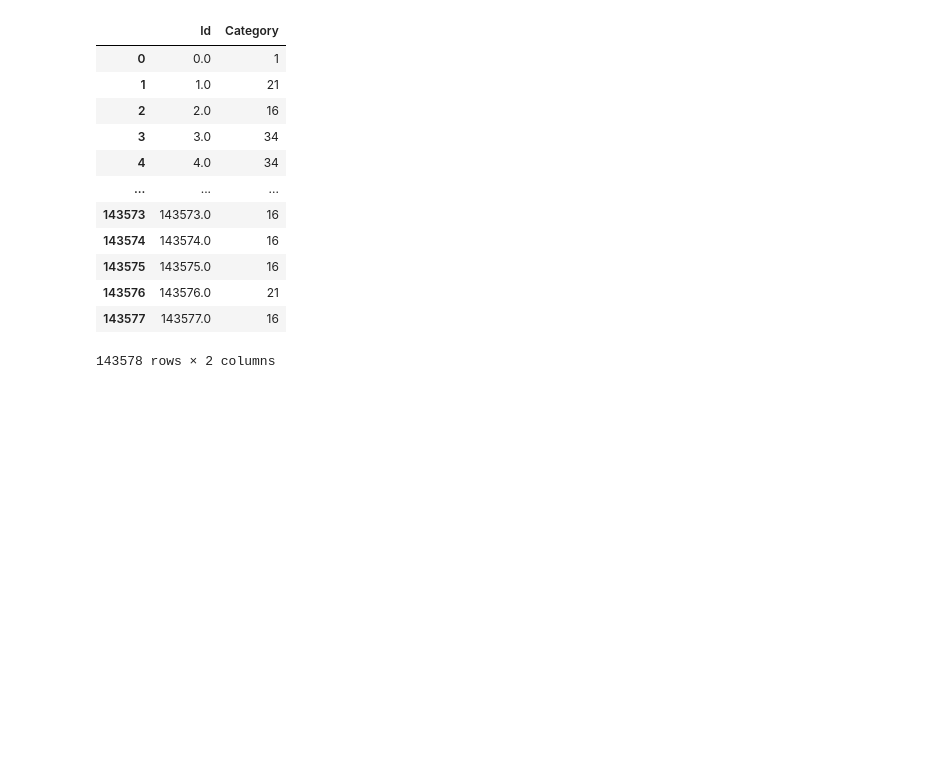
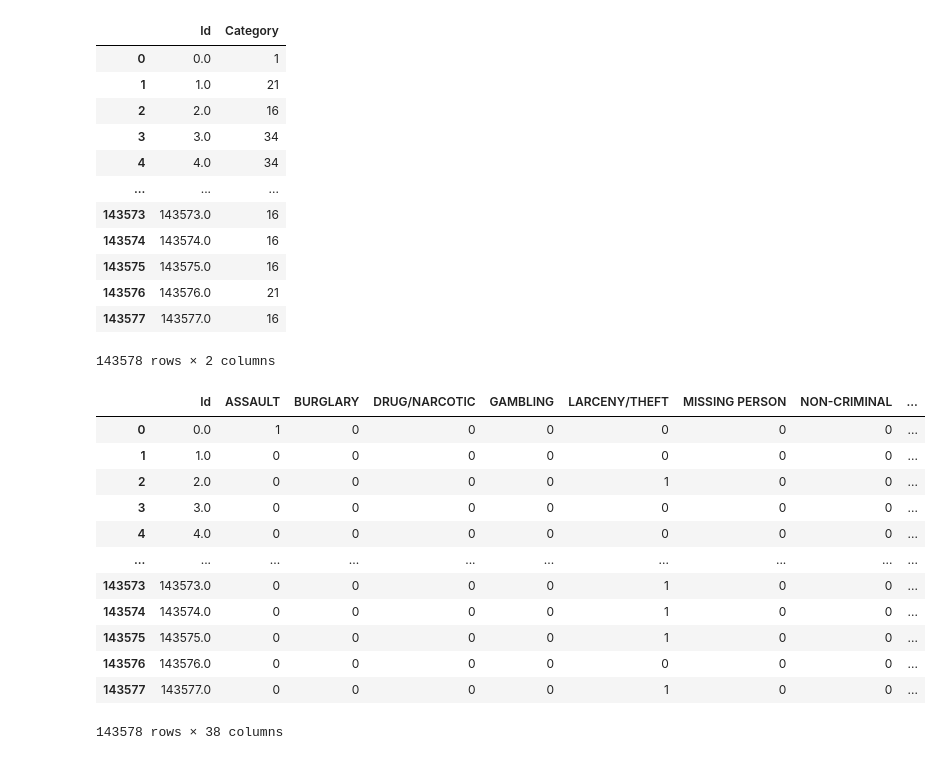
Before and after one commit to fds787896/KagglePractice, a Jupyter notebook: Crime.ipynb, the cells around one changed output. Drawn from its saved outputs; the diff is of its cells as text; code cells hidden in the pictures; blank space fills up the shorter version.

```diff
--- a/Crime.ipynb
+++ b/Crime.ipynb
@@ -622,19 +622,33 @@ submission
 # %%
 #Submission改成Kaggle所指定格式
 df = pd.get_dummies(submission["Category"])
 le = preprocessing.LabelEncoder()
 train = pd.read_csv("train.csv")
 category = train["Category"].unique()
 categoryLabel = le.fit_transform(train["Category"].unique())
 Dict = {}
 for i,j in zip(categoryLabel,category):
   Dict[i] = j
 df = df.rename(columns=Dict)
 dfColumn = df.columns.tolist()
 diff = list(set(category.tolist())-set(dfColumn))
 for column in diff:
   df[column] = 0
 df = pd.concat([submission["Id"], df], axis=1)
 submission = df
 submission
-submission.to_csv("Submission")
+# submission.to_csv("Submission")
+# %% [output]
+|  | Id | ASSAULT | BURGLARY | DRUG/NARCOTIC | GAMBLING | LARCENY/THEFT | MISSING PERSON | NON-CRIMINAL | ... |
+| 0 | 0.0 | 1 | 0 | 0 | 0 | 0 | 0 | 0 | ... |
+| 1 | 1.0 | 0 | 0 | 0 | 0 | 0 | 0 | 0 | ... |
+| 2 | 2.0 | 0 | 0 | 0 | 0 | 1 | 0 | 0 | ... |
+| 3 | 3.0 | 0 | 0 | 0 | 0 | 0 | 0 | 0 | ... |
+| 4 | 4.0 | 0 | 0 | 0 | 0 | 0 | 0 | 0 | ... |
+| ... | ... | ... | ... | ... | ... | ... | ... | ... | ... |
+| 143573 | 143573.0 | 0 | 0 | 0 | 0 | 1 | 0 | 0 | ... |
+| 143574 | 143574.0 | 0 | 0 | 0 | 0 | 1 | 0 | 0 | ... |
+| 143575 | 143575.0 | 0 | 0 | 0 | 0 | 1 | 0 | 0 | ... |
+| 143576 | 143576.0 | 0 | 0 | 0 | 0 | 0 | 0 | 0 | ... |
+| 143577 | 143577.0 | 0 | 0 | 0 | 0 | 1 | 0 | 0 | ... |
+143578 rows × 38 columns
```
